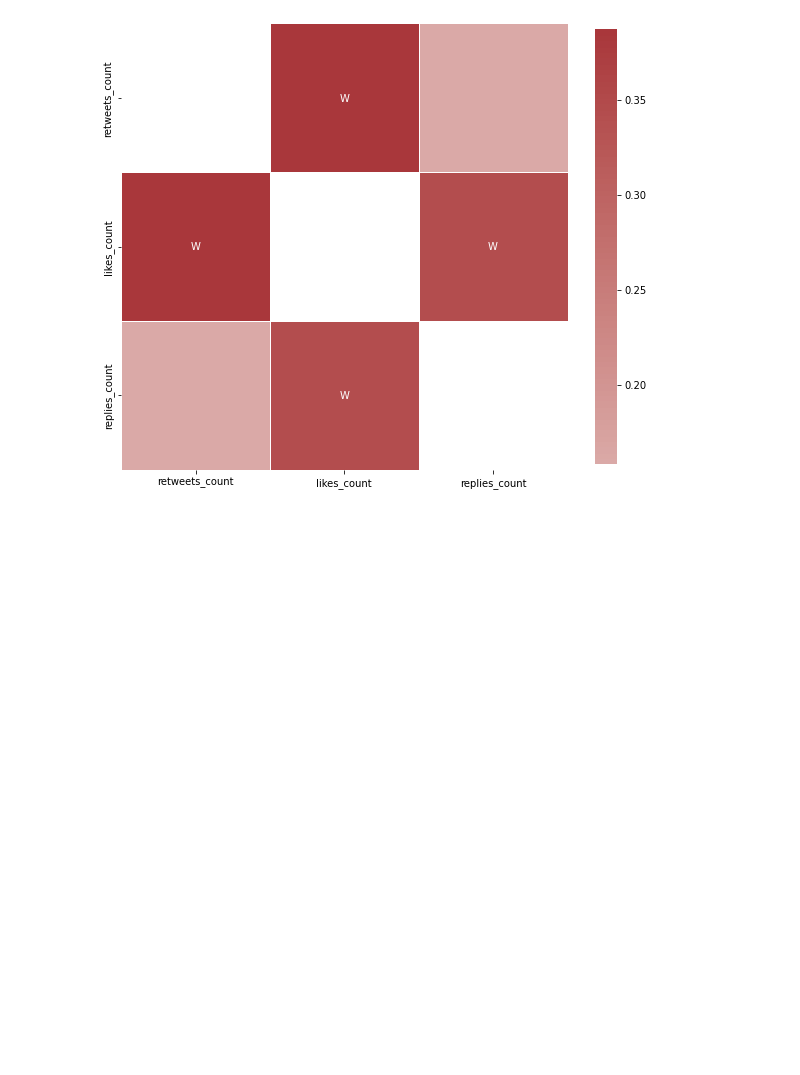
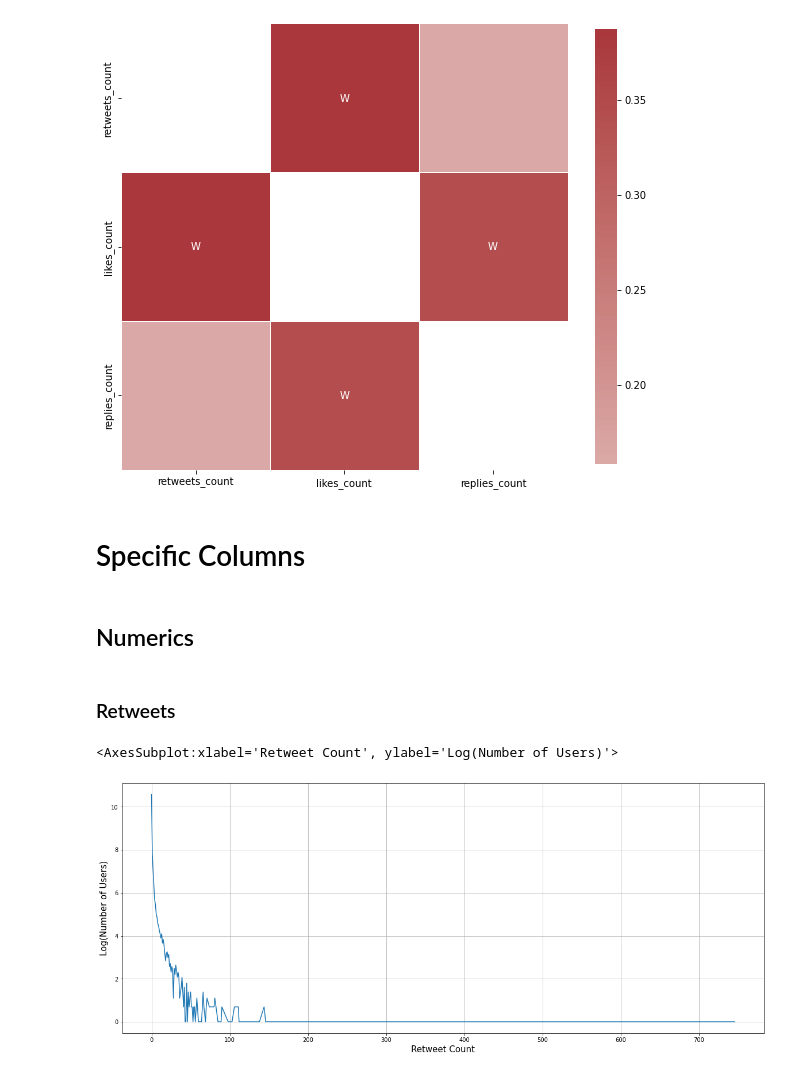
Before and after one commit to tahaShm/remote-work-twitter-analysis, a Jupyter notebook: notebooks/3-EDA.ipynb, the cells around one changed output. Drawn from its saved outputs; the diff is of its cells as text; code cells hidden in the pictures; blank space fills up the shorter version.

Commit message:
specific feature investigations added

```diff
--- a/notebooks/3-EDA.ipynb
+++ b/notebooks/3-EDA.ipynb
@@ -179,3 +180,18 @@ get_corr(tweets_df.drop(labels=dropped_numeric_features, axis=1))
 get_corr(tweets_df.drop(labels=dropped_numeric_features, axis=1), "spearman")
 # %% [output]
 [figure]
+# %% [markdown]
+# Specific Columns
+# %% [markdown]
+## Numerics
+# %% [markdown]
+### Retweets
+# %%
+plt.figure(figsize=(20, 8))
+plt.xlabel('Retweet Count', fontsize=15)
+plt.ylabel('Log(Number of Users)', fontsize=15)
+log_of_retweets = np.log(tweets_df['retweets_count'].value_counts().sort_index())
+log_of_retweets.plot(grid=True)
+# %% [output]
+<AxesSubplot:xlabel='Retweet Count', ylabel='Log(Number of Users)'>
+[figure, added]
```
Also changed, not shown: parts of 37 cells of this notebook.
